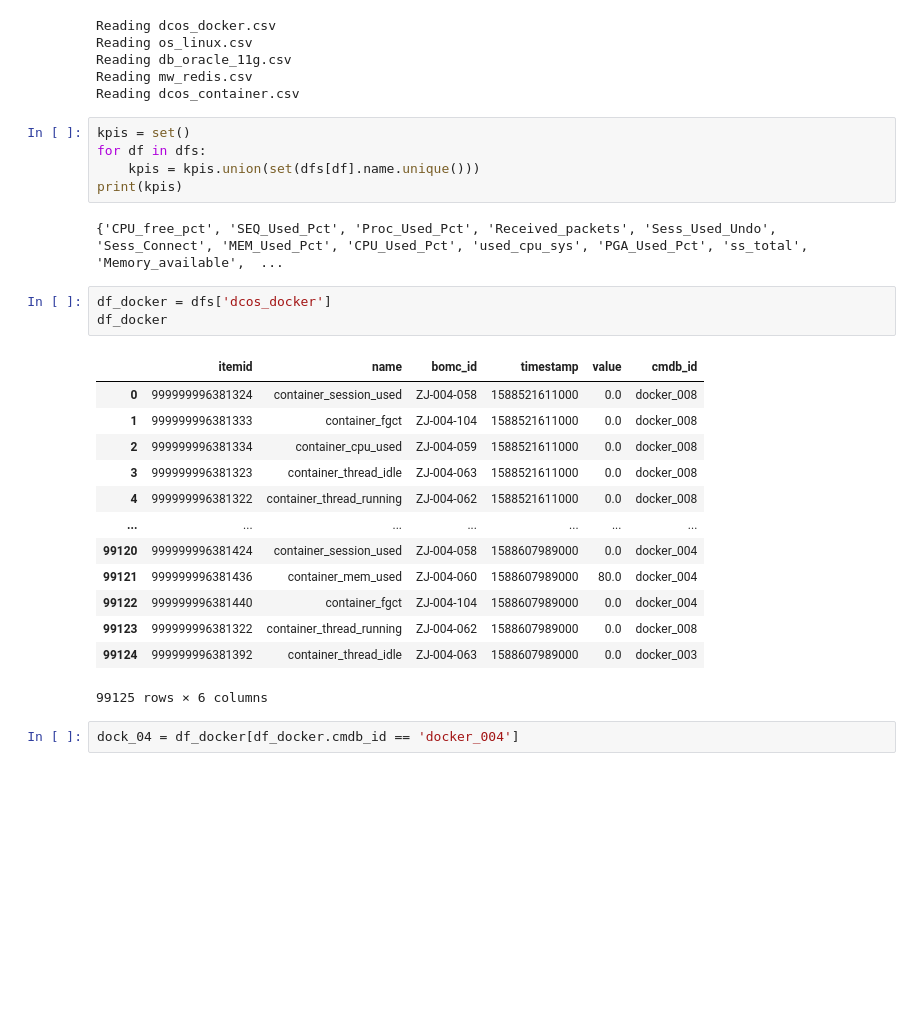
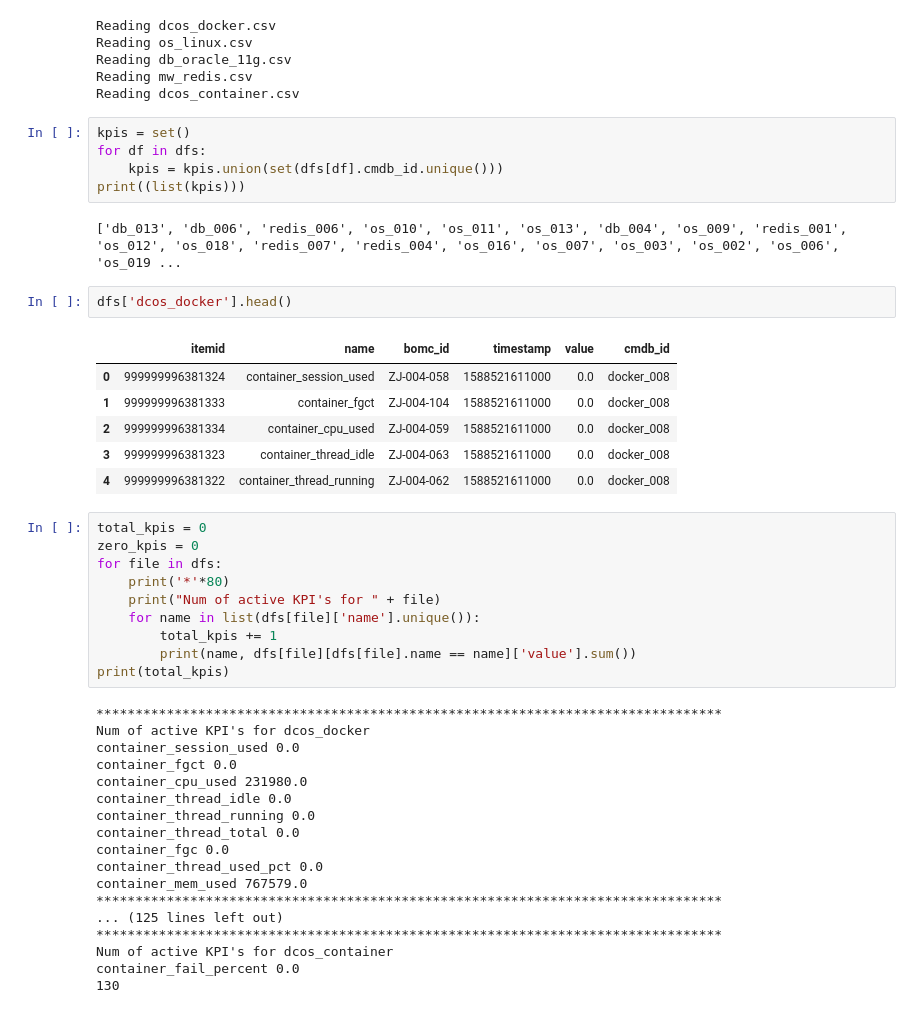
Before and after one commit to meng2468/AIOps-Challenge, a Jupyter notebook: eda/kpi.ipynb, the cells around one changed output. Drawn from its saved outputs; the diff is of its cells as text; blank space fills up the shorter version.

```diff
--- a/eda/kpi.ipynb
+++ b/eda/kpi.ipynb
@@ -19,26 +21,44 @@ Reading dcos_container.csv
 # %%
 kpis = set()
 for df in dfs:
-    kpis = kpis.union(set(dfs[df].name.unique()))
-print(kpis)
+    kpis = kpis.union(set(dfs[df].cmdb_id.unique()))
+print((list(kpis)))
 # %% [output]
-{'CPU_free_pct', 'SEQ_Used_Pct', 'Proc_Used_Pct', 'Received_packets', 'Sess_Used_Undo', 'Sess_Connect', 'MEM_Used_Pct', 'CPU_Used_Pct', 'used_cpu_sys', 'PGA_Used_Pct', 'ss_total', 'Memory_available',  ...
+['db_013', 'db_006', 'redis_006', 'os_010', 'os_011', 'os_013', 'db_004', 'os_009', 'redis_001', 'os_012', 'os_018', 'redis_007', 'redis_004', 'os_016', 'os_007', 'os_003', 'os_002', 'os_006', 'os_019 ...
-# %%
-df_docker = dfs['dcos_docker']
-df_docker
-# %% [output]
-|  | itemid | name | bomc_id | timestamp | value | cmdb_id |
-| 0 | 999999996381324 | container_session_used | ZJ-004-058 | 1588521611000 | 0.0 | docker_008 |
-| 1 | 999999996381333 | container_fgct | ZJ-004-104 | 1588521611000 | 0.0 | docker_008 |
-| 2 | 999999996381334 | container_cpu_used | ZJ-004-059 | 1588521611000 | 0.0 | docker_008 |
-| 3 | 999999996381323 | container_thread_idle | ZJ-004-063 | 1588521611000 | 0.0 | docker_008 |
-| 4 | 999999996381322 | container_thread_running | ZJ-004-062 | 1588521611000 | 0.0 | docker_008 |
-| ... | ... | ... | ... | ... | ... | ... |
-| 99120 | 999999996381424 | container_session_used | ZJ-004-058 | 1588607989000 | 0.0 | docker_004 |
-| 99121 | 999999996381436 | container_mem_used | ZJ-004-060 | 1588607989000 | 80.0 | docker_004 |
-| 99122 | 999999996381440 | container_fgct | ZJ-004-104 | 1588607989000 | 0.0 | docker_004 |
-| 99123 | 999999996381322 | container_thread_running | ZJ-004-062 | 1588607989000 | 0.0 | docker_008 |
-| 99124 | 999999996381392 | container_thread_idle | ZJ-004-063 | 1588607989000 | 0.0 | docker_003 |
-99125 rows × 6 columns
-# %%
-dock_04 = df_docker[df_docker.cmdb_id == 'docker_004']
+# %%
+dfs['dcos_docker'].head()
+# %% [output]
+|  | itemid | name | bomc_id | timestamp | value | cmdb_id |
+| 0 | 999999996381324 | container_session_used | ZJ-004-058 | 1588521611000 | 0.0 | docker_008 |
+| 1 | 999999996381333 | container_fgct | ZJ-004-104 | 1588521611000 | 0.0 | docker_008 |
+| 2 | 999999996381334 | container_cpu_used | ZJ-004-059 | 1588521611000 | 0.0 | docker_008 |
+| 3 | 999999996381323 | container_thread_idle | ZJ-004-063 | 1588521611000 | 0.0 | docker_008 |
+| 4 | 999999996381322 | container_thread_running | ZJ-004-062 | 1588521611000 | 0.0 | docker_008 |
+# %%
+total_kpis = 0
+zero_kpis = 0
+for file in dfs:
+    print('*'*80)
+    print("Num of active KPI's for " + file)
+    for name in list(dfs[file]['name'].unique()):
+        total_kpis += 1
+        print(name, dfs[file][dfs[file].name == name]['value'].sum())
+print(total_kpis)
+# %% [output]
+********************************************************************************
+Num of active KPI's for dcos_docker
+container_session_used 0.0
+container_fgct 0.0
+container_cpu_used 231980.0
+container_thread_idle 0.0
+container_thread_running 0.0
+container_thread_total 0.0
+container_fgc 0.0
+container_thread_used_pct 0.0
+container_mem_used 767579.0
+********************************************************************************
+... (125 lines left out)
+********************************************************************************
+Num of active KPI's for dcos_container
+container_fail_percent 0.0
+130
```
Also changed, not shown: parts of 9 cells of this notebook, 4 other files.
